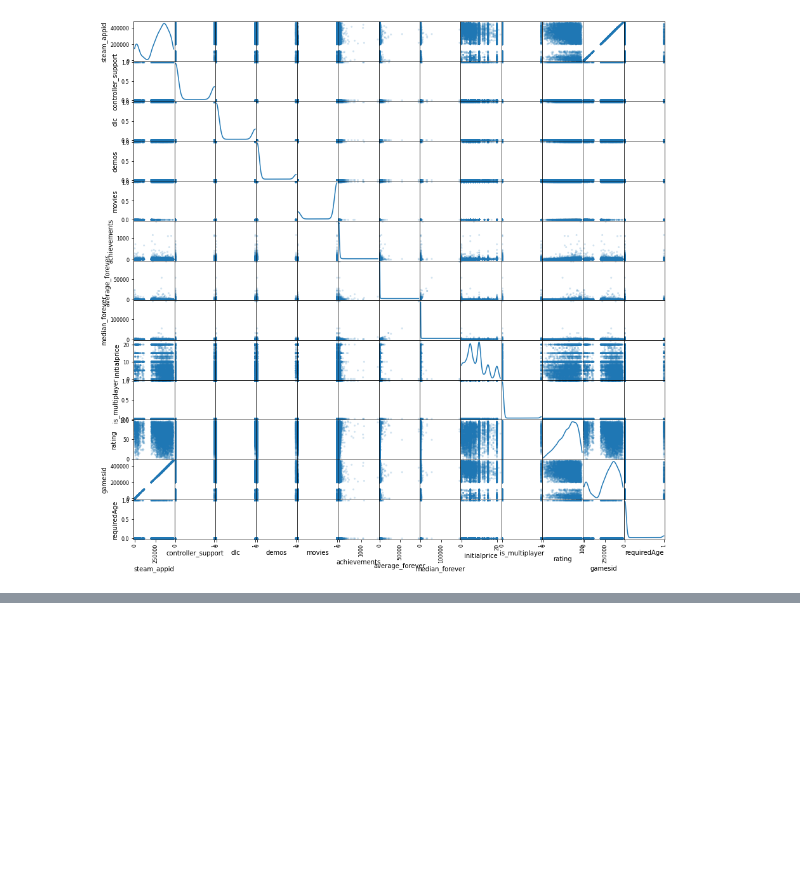
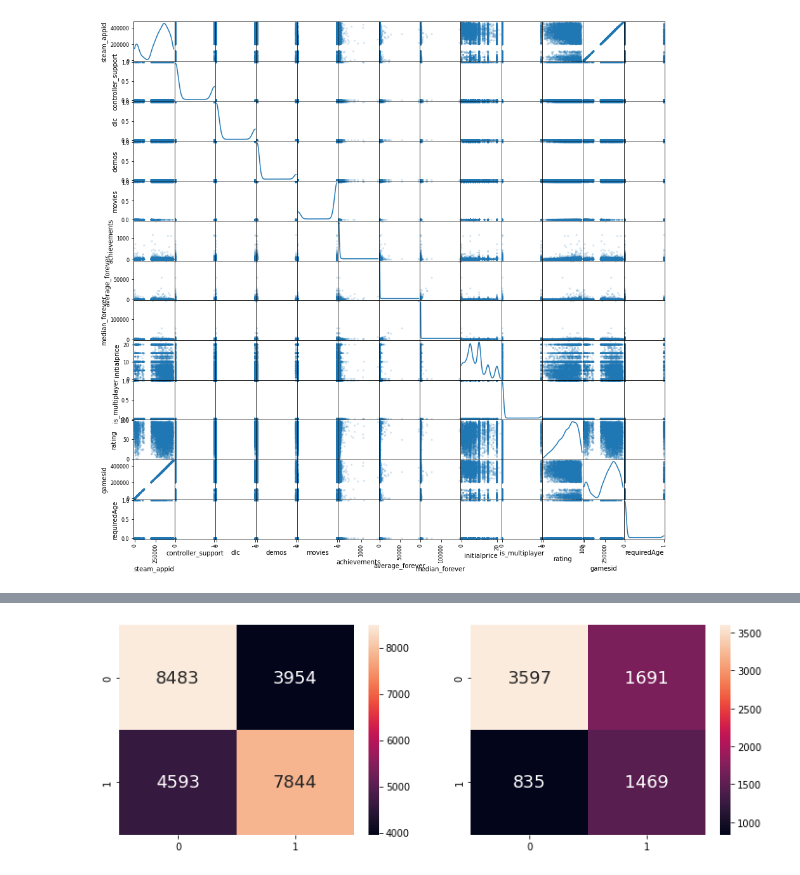
Before and after one commit to bryan9898/1015, a Jupyter notebook: Main/Main.ipynb, the cells around one changed output, grey strips where cells are left out. Cells and saved outputs as stored; diff of their text form; code cells hidden in the pictures; blank space fills up the shorter version.

Commit message:
Made RandomForestClassifier to see if game will be a hit or not

```diff
--- a/Main/Main.ipynb
+++ b/Main/Main.ipynb
@@ -693,0 +717,84 @@ True Negative Rate              : 0.8108374384236453
+# %%
+from sklearn.ensemble import RandomForestClassifier
+from sklearn import metrics
+
+from sklearn import preprocessing
+from sklearn.metrics import confusion_matrix, classification_report
+
+
+gamedata2 = pd.read_csv("../SteamUserData/steamdata_cleanWithHIT.csv")
+
+
+initialprice = gamedata2['hit']
+age = gamedata2.drop('rating',axis=1)
+age = age.drop('hit',axis=1)
+age = age.drop('average_forever',axis=1)
+age = age.drop('median_forever',axis=1)
+age = age.drop('steam_appid',axis=1)
+age = age.drop('initialprice',axis=1)
+age = age.drop('ownersNumerical',axis=1)
+
+#df['A'].where(df['A'] <= 9, 11, inplace=True)
+
+age['platforms'] = age['platforms'].map({
+    "windows": 0,
+    "mac": 1,
+    "linux": 2,
+    "windows;mac": 3,
+    "windows;linux": 4,
+    "mac;linux": 5,
+    "windows;mac;linux": 6,
+})
+
+age['achievements'].where(age['achievements'] <= 1 , 1, inplace=True)
+
+age = age.select_dtypes(exclude=['object'])
+
+X_train, X_test, y_train, y_test = train_test_split(age,initialprice, test_size = 0.3)
+
+
+#label_encoder = preprocessing.LabelEncoder()
+#X_train = label_encoder.fit_transform(np.asarray(X_train).argmax(axis=1))
+#y_train = label_encoder.fit_transform(y_train)
+#X_test = label_encoder.fit_transform(np.asarray(X_test).argmax(axis=1))
+#y_test = label_encoder.fit_transform(y_test)
+#X_train= X_train.reshape(-1, 1)
+#X_test= X_test.reshape(-1, 1)
+#Balance the dataset because of imbalance-issues using smote / adasyn
+smote = SMOTE(sampling_strategy='auto',k_neighbors = 1, random_state=1)
+#X_train, y_train = ADASYN().fit_resample(X_train,np.asarray(y_train).argmax(axis=1))
+X_train, y_train = smote.fit_resample(X_train, y_train)
+
+dectree2 = RandomForestClassifier(n_estimators=1000,random_state=1)
+dectree2.fit(X_train, y_train)
+
+y_test_pred = dectree2.predict(X_test)
+y_train_pred = dectree2.predict(X_train)
+print("Total Accuracy:",metrics.accuracy_score(y_test, y_test_pred))
+print("Goodness of Fit of Model \tTrain Dataset")
+#print("Classification Accuracy \t:", dectree2.score(X_train,np.asarray(y_train).argmax(axis=1)))
+cnf_matrix3 = confusion_matrix(y_train, y_train_pred)
+TPR = cnf_matrix3[1][1]/(cnf_matrix3[1][1] + cnf_matrix3[1][0])
+FPR = cnf_matrix3[0][1]/(cnf_matrix3[0][1] + cnf_matrix3[0][0])
+print("True Positive Rate \t\t:", TPR)
+print("True Negative Rate \t\t:", 1-FPR)
+print()
+# Check the Goodness of Fit (on Test Data)
+print("Goodness of Fit of Model \tTest Dataset")
+cnf_matrix4 = confusion_matrix(y_test, y_test_pred)
+TPR = cnf_matrix4[1][1]/(cnf_matrix4[1][1] + cnf_matrix4[1][0])
+FPR = cnf_matrix4[0][1]/(cnf_matrix4[0][1] + cnf_matrix4[0][0])
+print("True Positive Rate \t\t:", TPR)
+print("True Negative Rate \t\t:", 1-FPR)
+
+
+# Plot the Confusion Matrix for Train and Test
+
+f, axes = plt.subplots(1, 2, figsize=(12, 4))
+sb.heatmap(confusion_matrix(y_train, y_train_pred),
+           annot = True, fmt=".0f", annot_kws={"size": 18}, ax = axes[0])
+sb.heatmap(confusion_matrix(y_test, y_test_pred),
+           annot = True, fmt=".0f", annot_kws={"size": 18}, ax = axes[1])
+print()
+print(classification_report(y_test, y_test_pred))
+# %% [output]
@@ -693,0 +818 @@ True Negative Rate              : 0.8108374384236453
+[figure, added]
```
Also changed, not shown: parts of 15 cells of this notebook, 3 other files.
